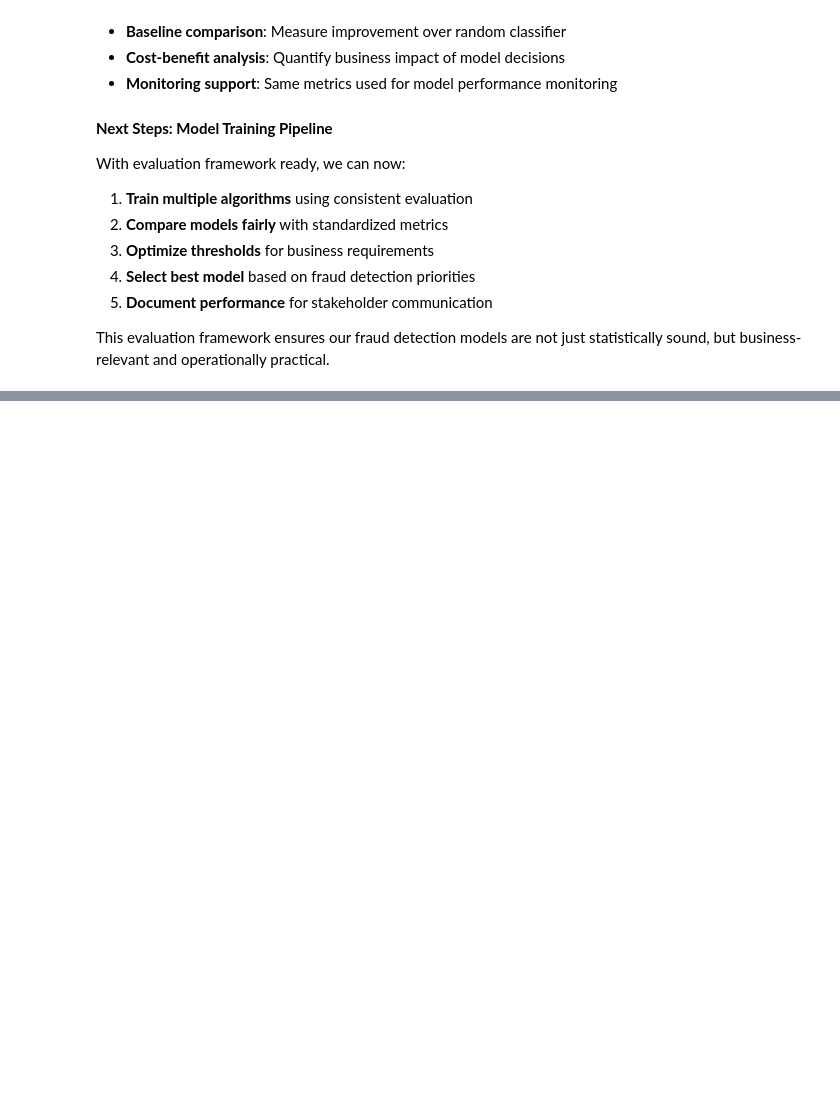
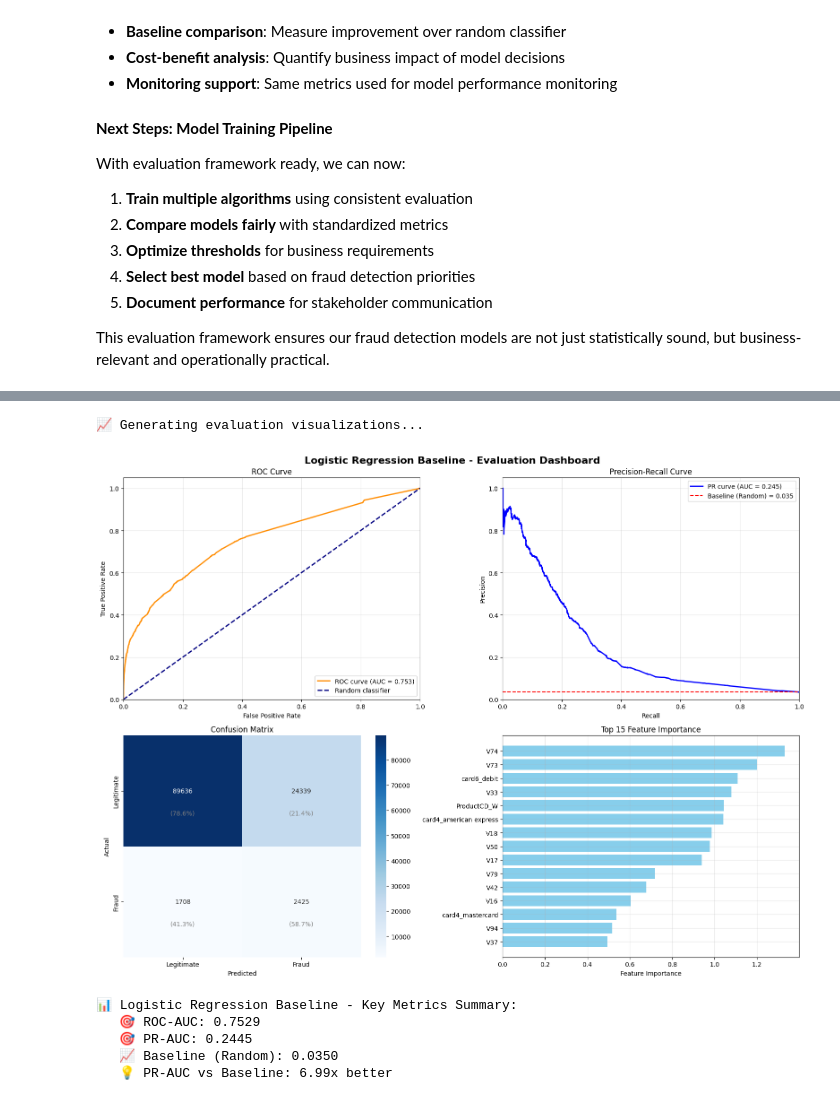
Before and after one commit to TumainiC/fraud_detection, a Jupyter notebook: notebooks/02_fraud_detection_modeling.ipynb, the cells around one changed output, grey strips where cells are left out. Drawn from its saved outputs; the diff is of its cells as text; code cells hidden in the pictures; blank space fills up the shorter version.

Commit message:
feat: Baseline Logistic Regression Model - MLFlow tracked training and model registered - Detailed evaluation woth predefined functions - Saved model artifacts

```diff
--- a/notebooks/02_fraud_detection_modeling.ipynb
+++ b/notebooks/02_fraud_detection_modeling.ipynb
@@ -1025,0 +1206,22 @@ This evaluation framework ensures our fraud detection models are not just statis
+# %%
+# Generate evaluation charts for baseline model
+print("📈 Generating evaluation visualizations...")
+
+# Get feature importance (coefficients) for logistic regression
+feature_importance_lr = np.abs(lr_model.coef_[0])
+
+# Plot comprehensive evaluation charts
+plot_evaluation_charts(
+    y_val_final,
+    y_pred_proba_lr,
+    "Logistic Regression Baseline",
+    feature_importance=feature_importance_lr
+)
+# %% [output]
+📈 Generating evaluation visualizations...
+[figure, added]
+📊 Logistic Regression Baseline - Key Metrics Summary:
+   🎯 ROC-AUC: 0.7529
+   🎯 PR-AUC: 0.2445
+   📈 Baseline (Random): 0.0350
+   💡 PR-AUC vs Baseline: 6.99x better
```
Also changed, not shown: parts of 5 cells of this notebook.
